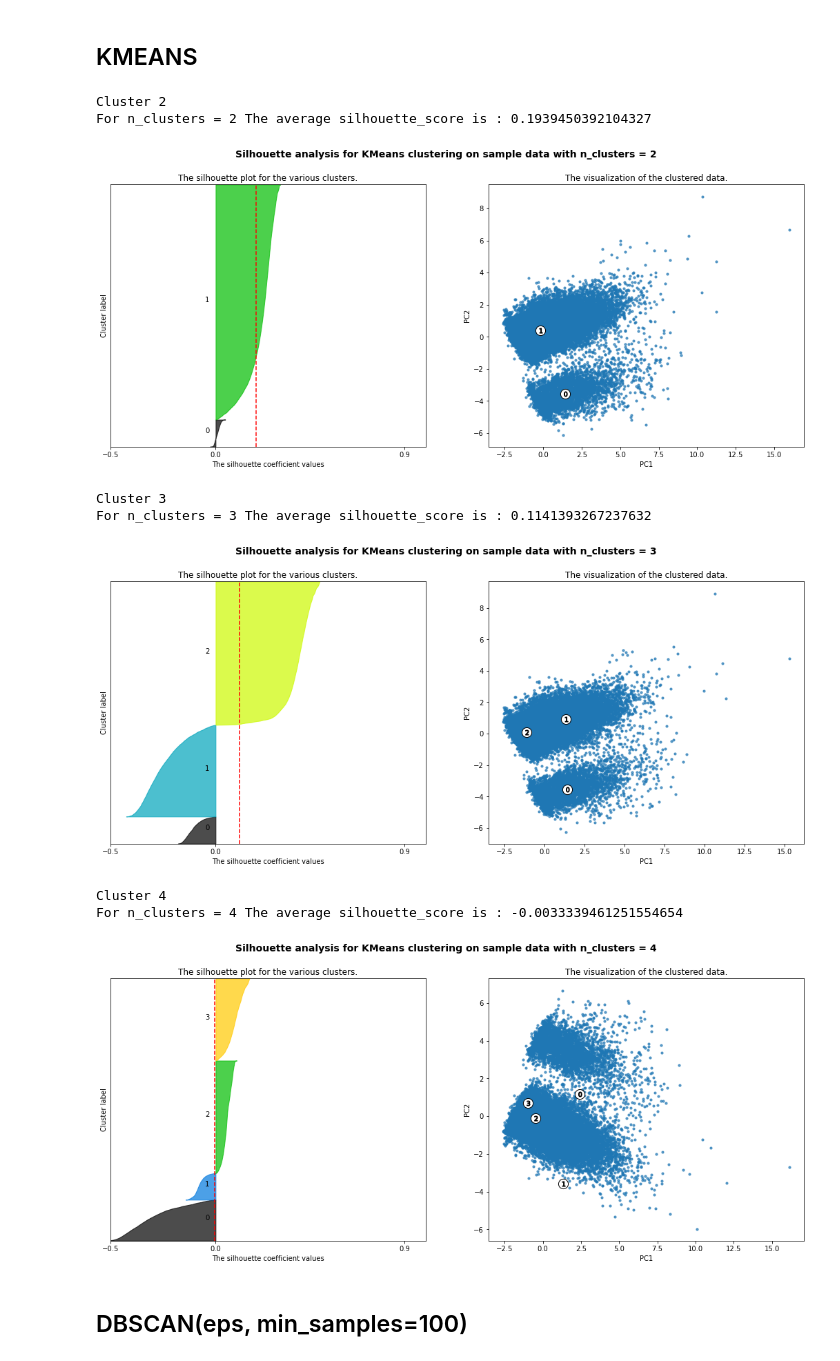
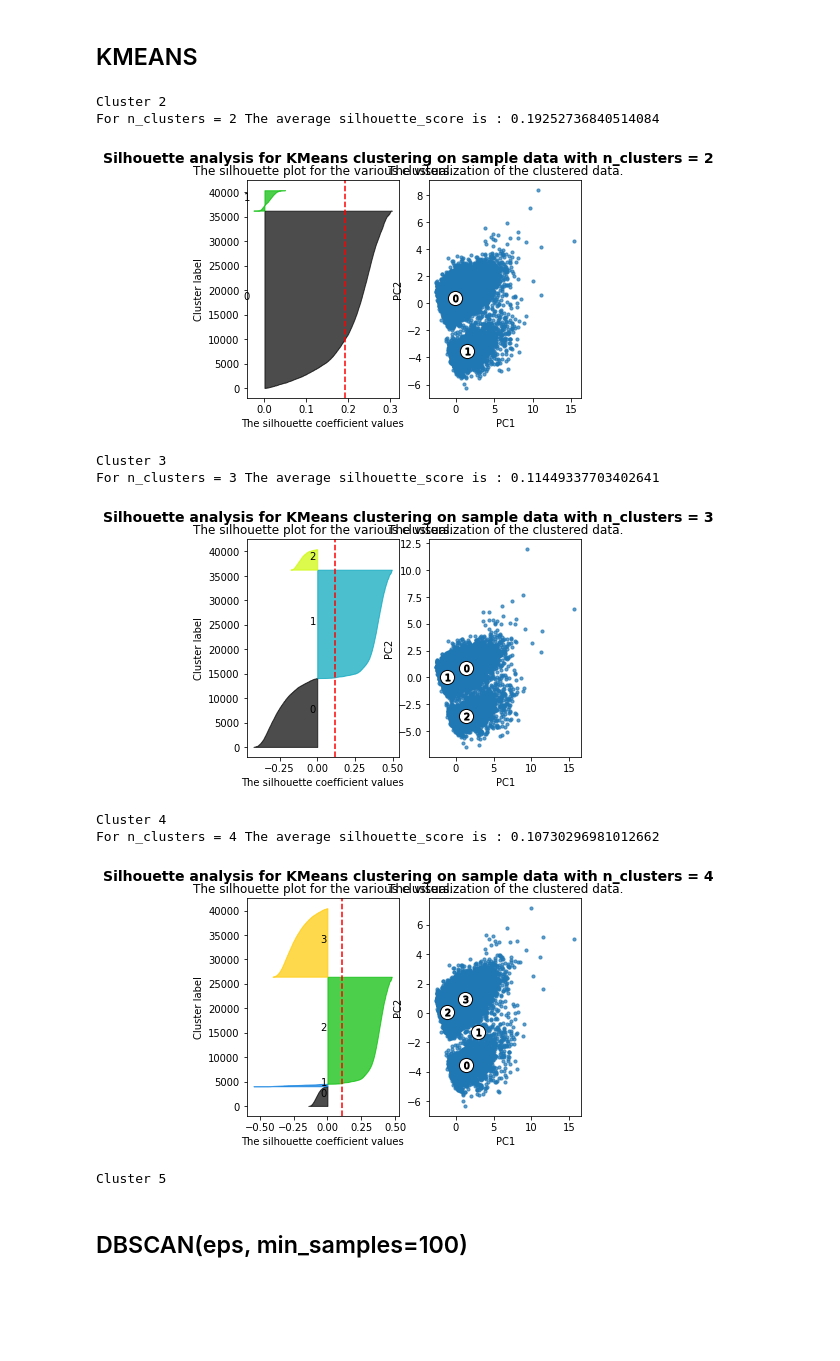
Before and after one commit to IciaCarroBarallobre/AprendizajeNoSupervisado, a Jupyter notebook: Clustering.ipynb, the cells around one changed output. Drawn from its saved outputs; the diff is of its cells as text; code cells hidden in the pictures; blank space fills up the shorter version.

```diff
--- a/Clustering.ipynb
+++ b/Clustering.ipynb
@@ -46,7 +48,7 @@ Dataset path:  /content/drive/My Drive/NoSupervisado/heterosexual_preprocesado.c
 df = pd.read_csv(dataset, index_col = 0)
 
 if LANG == 0:
-   for language in lang:
+   for language in languages:
      if lang in df.columns.to_list():
         df.drop(columns =[lang], inplace=True)
 
@@ -67,42 +69,31 @@ df
 40425 rows × 108 columns
 # %%
 X = df
-if (X.shape[1] < 39):
+if (X.shape[1] < 39) and (PCA_active):
 
   pca = PCA(X.shape[1]-1).fit(X)
-  plt.figure(figsize=(6,4))
-
   xx = np.arange(1, X.shape[1], step=1)
   yy = np.cumsum(pca.explained_variance_ratio_)
-  print(yy[25])
-
-
   plt.plot(xx, yy)
   plt.plot(25,0.87, 'ro')
   plt.plot([25,25],[0.0,0.87], linestyle='--')
   plt.plot([0,25],[.87,0.87], linestyle='--')
-
   plt.xlabel('Número de componentes principales')
   plt.ylabel('Varianza explicada')
-
   X = PCA(24).fit_transform(X)
 
-else:
+elif PCA_active:
   pca = PCA(X.shape[1]-1).fit(X)
   plt.figure(figsize=(6,4))
-
   xx = np.arange(1, X.shape[1], step=1)
   yy = np.cumsum(pca.explained_variance_ratio_)
-  print(yy[80])
-
-
   plt.plot(xx, yy)
   plt.plot(80,0.85, 'ro')
   plt.plot([80,80],[0.0,0.85], linestyle='--')
   plt.plot([0,80],[.85,0.85], linestyle='--')
-
   plt.xlabel('Número de componentes principales')
   plt.ylabel('Varianza explicada')
+  X = PCA(80).fit_transform(X)
 
-  X = PCA(80).fit_transform(X)
+X.shape
 # %% [output]
@@ -127,13 +102,10 @@ array([[-0.97822892, -0.80195645,  3.23669082, ..., -1.23899848,
 # %% [markdown]
 ## KMEANS
 # %%
-for n_clusters in range(2,5):
+for n_clusters in range(2,10):
     print("Cluster", n_clusters)
 
     fig, (ax1, ax2) = plt.subplots(1, 2)
-    fig.set_size_inches(18, 7)
-    ax1.set_xlim([-0.1, 1])
-    ax1.set_ylim([0, len(X) + (n_clusters + 1) * 10])
 
     clusterer =  KMeans(n_clusters=n_clusters, n_init=100, random_state=4533)
     cluster_labels = clusterer.fit_predict(X)
@@ -159,51 +131,43 @@ for n_clusters in range(2,5):
                           facecolor=color, edgecolor=color, alpha=0.7)
 
         # Label the silhouette plots with their cluster numbers at the middle
         ax1.text(-0.05, y_lower + 0.5 * size_cluster_i, str(i))
 
         # Compute the new y_lower for next plot
         y_lower = y_upper + 10  # 10 for the 0 samples
 
     pca = PCA(n_components = 2)
     X_pca = pca.fit_transform(X)
     ax2.scatter(X_pca[:,0],X_pca[:,1],marker="o",alpha=0.7, s=10)
     ax2.set_xlabel("PC1")
     ax2.set_ylabel("PC2")
 
     ax1.set_title("The silhouette plot for the various clusters.")
     ax1.set_xlabel("The silhouette coefficient values")
     ax1.set_ylabel("Cluster label")
 
     # The vertical line for average silhouette score of all the values
     ax1.axvline(x=silhouette_avg, color="red", linestyle="--")
-
-    ax1.set_yticks([])  # Clear the yaxis labels / ticks
-    ax1.set_xticks([-0.5, 0, 0.9])
-
     centers = clusterer.cluster_centers_
     ax2.scatter(centers[:, 0], centers[:, 1], marker='o', c="white", alpha=1, s=200, edgecolor='k')
 
     for i, c in enumerate(centers):
         ax2.scatter(c[0], c[1], marker='$%d$' % i, alpha=1, s=50, edgecolor='k')
 
     ax2.set_title("The visualization of the clustered data.")
-
-    plt.suptitle(("Silhouette analysis for KMeans clustering on sample data "
-                  "with n_clusters = %d" % n_clusters),
-                  fontsize=14, fontweight='bold')
-
-
+    plt.suptitle(("Silhouette analysis for KMeans clustering on sample data with n_clusters = %d" % n_clusters),fontsize=14, fontweight='bold')
     plt.show()
 # %% [output]
 Cluster 2
-For n_clusters = 2 The average silhouette_score is : 0.1939450392104327
+For n_clusters = 2 The average silhouette_score is : 0.19252736840514084
-[figure, old version]
+[figure, new version]
 Cluster 3
-For n_clusters = 3 The average silhouette_score is : 0.1141393267237632
+For n_clusters = 3 The average silhouette_score is : 0.11449337703402641
-[figure, old version]
+[figure, new version]
 Cluster 4
-For n_clusters = 4 The average silhouette_score is : -0.0033339461251554654
+For n_clusters = 4 The average silhouette_score is : 0.10730296981012662
-[figure, old version]
+[figure, new version]
+Cluster 5
 # %% [markdown]
 ## DBSCAN(eps, min_samples=100)
 # %%
```
Also changed, not shown: parts of 5 cells of this notebook.
